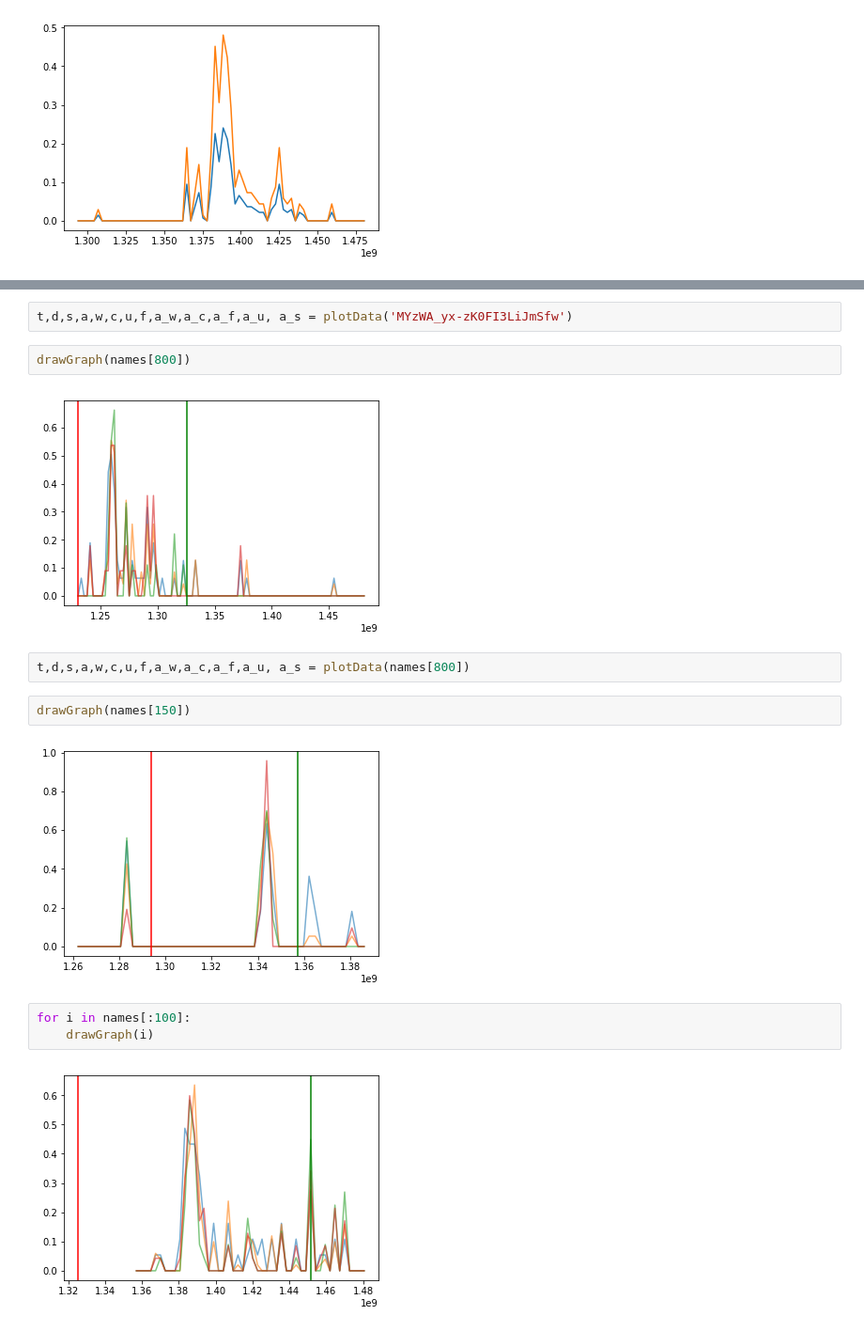
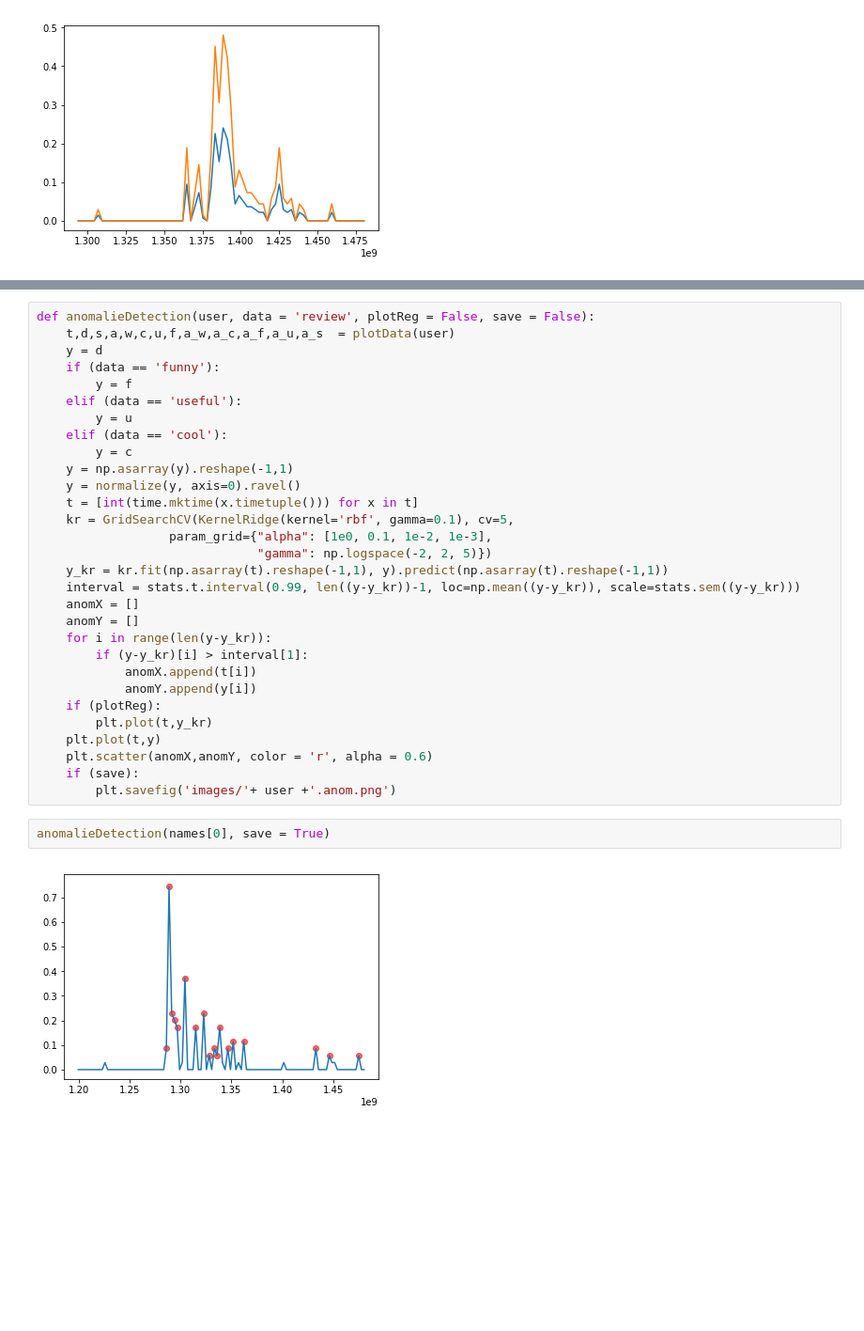
Before and after one commit to CornellDataScience/Yelp, a Jupyter notebook: salt-baes/Kenta/Dynamic_Time_Warping.ipynb, the cells around one changed output, grey strips where cells are left out. Shown at 94% size. Cells and saved outputs as stored; diff of their text form; blank space fills up the shorter version.

```diff
--- a/salt-baes/Kenta/Dynamic_Time_Warping.ipynb
+++ b/salt-baes/Kenta/Dynamic_Time_Warping.ipynb
@@ -573,17 +586,34 @@ review_df.ix[review_df['user_id'] == 'MYzWA_yx-zK0FI3LiJmSfw'].shape
-# %%
-t,d,s,a,w,c,u,f,a_w,a_c,a_f,a_u, a_s = plotData('MYzWA_yx-zK0FI3LiJmSfw')
-# %%
-drawGraph(names[800])
-# %% [output]
-[figure, removed]
-# %%
-t,d,s,a,w,c,u,f,a_w,a_c,a_f,a_u, a_s = plotData(names[800])
-# %%
-drawGraph(names[150])
-# %% [output]
-[figure, removed]
-# %%
-for i in names[:100]:
-    drawGraph(i)
-# %% [output]
-[figure, removed]
+# %%
+def anomalieDetection(user, data = 'review', plotReg = False, save = False):
+    t,d,s,a,w,c,u,f,a_w,a_c,a_f,a_u,a_s  = plotData(user)
+    y = d
+    if (data == 'funny'):
+        y = f
+    elif (data == 'useful'):
+        y = u
+    elif (data == 'cool'):
+        y = c
+    y = np.asarray(y).reshape(-1,1)
+    y = normalize(y, axis=0).ravel()
+    t = [int(time.mktime(x.timetuple())) for x in t]
+    kr = GridSearchCV(KernelRidge(kernel='rbf', gamma=0.1), cv=5,
+                  param_grid={"alpha": [1e0, 0.1, 1e-2, 1e-3],
+                              "gamma": np.logspace(-2, 2, 5)})
+    y_kr = kr.fit(np.asarray(t).reshape(-1,1), y).predict(np.asarray(t).reshape(-1,1))
+    interval = stats.t.interval(0.99, len((y-y_kr))-1, loc=np.mean((y-y_kr)), scale=stats.sem((y-y_kr)))
+    anomX = []
+    anomY = []
+    for i in range(len(y-y_kr)):
+        if (y-y_kr)[i] > interval[1]:
+            anomX.append(t[i])
+            anomY.append(y[i])
+    if (plotReg):
+        plt.plot(t,y_kr)
+    plt.plot(t,y)
+    plt.scatter(anomX,anomY, color = 'r', alpha = 0.6)
+    if (save):
+        plt.savefig('images/'+ user +'.anom.png')
+# %%
+anomalieDetection(names[0], save = True)
+# %% [output]
+[figure, added]
```
Also changed, not shown: parts of 47 cells of this notebook, 4 other files.
